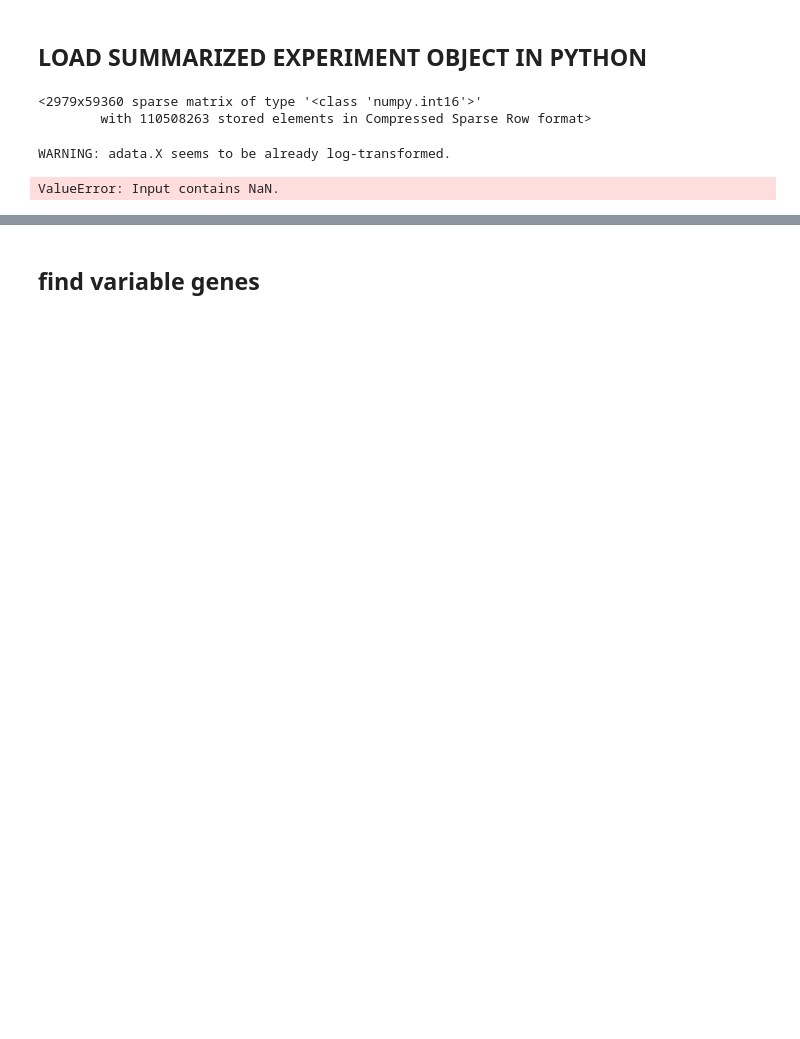
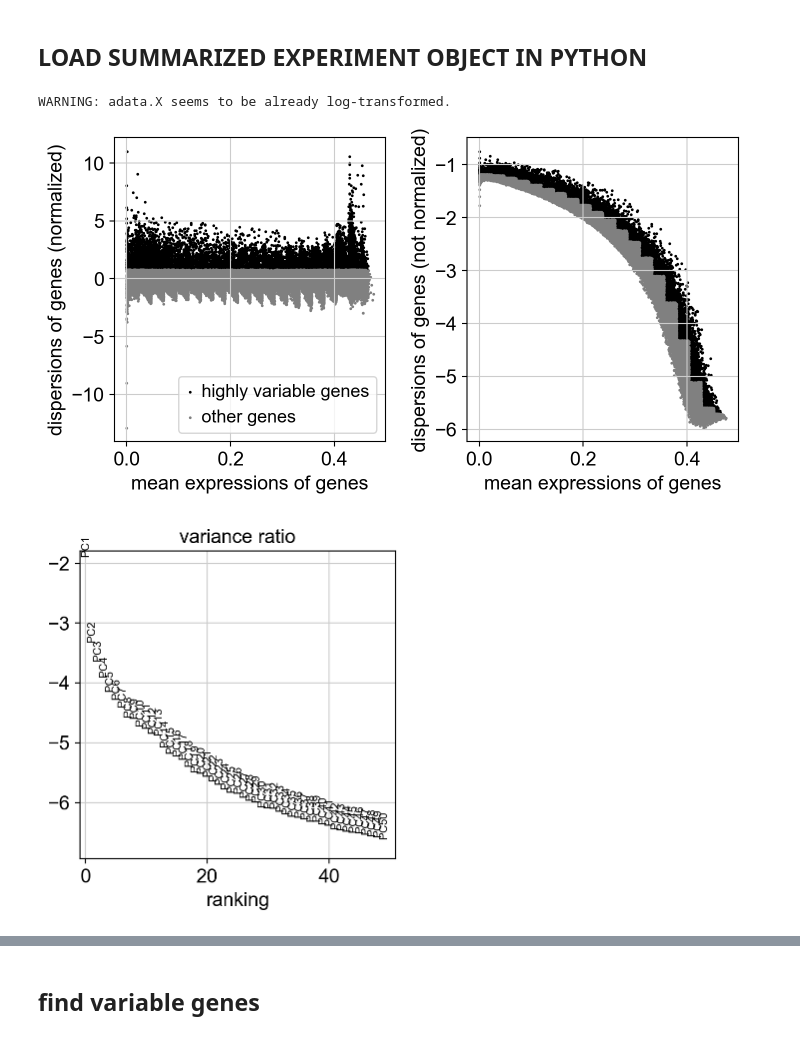
Before and after one commit to furlan-lab/pyviewmaster, a Jupyter notebook: notebooks/02_bulk_reference.ipynb, the cells around one changed output, grey strips where cells are left out. Cells and saved outputs as stored; diff of their text form; code cells hidden in the pictures; blank space fills up the shorter version.

```diff
--- a/notebooks/02_bulk_reference.ipynb
+++ b/notebooks/02_bulk_reference.ipynb
@@ -21,11 +21,9 @@ hostname = socket.gethostname()
 if hostname.startswith("gizmo"):
   ROOT_DIR1 = "/fh/fast/furlan_s/datasets/AML/LOR_classifier/cds"
   ROOT_DIR2 = "/fh/fast/furlan_s/grp/data/ddata/BM_data"
-  ROOT_DIR3 = "/fh/fast/furlan_s/grp/data/ddata/BM_data"
 else:
   ROOT_DIR1 = "/Users/sfurlan/Library/CloudStorage/OneDrive-SharedLibraries-FredHutchinsonCancerCenter/Furlan_Lab - General/datasets/AML/LOR_classifier/cds"
-  ROOT_DIR2 = "/Users/sfurlan/Library/CloudStorage/OneDrive-SharedLibraries-FredHutchinsonCancerCenter/Furlan_Lab - General/experiments/patient_marrows/aggr/cds/indy"
-  ROOT_DIR3 = "/Users/sfurlan/Library/CloudStorage/OneDrive-SharedLibraries-FredHutchinsonCancerCenter/Furlan_Lab - General/datasets/Healthy_BM_greenleaf"
+  ROOT_DIR2 = "/Users/sfurlan/Library/CloudStorage/OneDrive-SharedLibraries-FredHutchinsonCancerCenter/Furlan_Lab - General/experiments/patient_marrows/WC1/cds"
 # %% [markdown]
 ## LOAD SUMMARIZED EXPERIMENT OBJECT IN PYTHON
 # %%
@@ -37,11 +35,6 @@ coldata.set_index = coldata["rownames"]
 rowdata = get_rowdata_rds_obj(ref)
 rowdata.set_index = rowdata["gene_short_name"]
 scounts = get_counts_rds_obj(ref)
-# %%
-scounts
-# %% [output]
-<2979x59360 sparse matrix of type '<class 'numpy.int16'>'
-        with 110508263 stored elements in Compressed Sparse Row format>
 # %%
 rdata = ad.AnnData(scounts)
 rdata.obs = coldata
@@ -51,13 +44,15 @@ rdata.var_names = rowdata.index
 # %%
 sc.pp.normalize_total(rdata)
 sc.pp.log1p(rdata)
 sc.pp.highly_variable_genes(rdata, n_top_genes=10000)
+sc.pl.highly_variable_genes(rdata)
 sc.tl.pca(rdata)
 sc.pl.pca_variance_ratio(rdata, n_pcs=50, log=True)
 sc.pp.neighbors(rdata)
 sc.tl.umap(rdata)
 # %% [output]
 WARNING: adata.X seems to be already log-transformed.
-ValueError: Input contains NaN.
+[figure, added]
+[figure, added]
 # %%
 sc.pl.umap(rdata, color = "category1")
```
Also changed, not shown: parts of 9 cells of this notebook.
